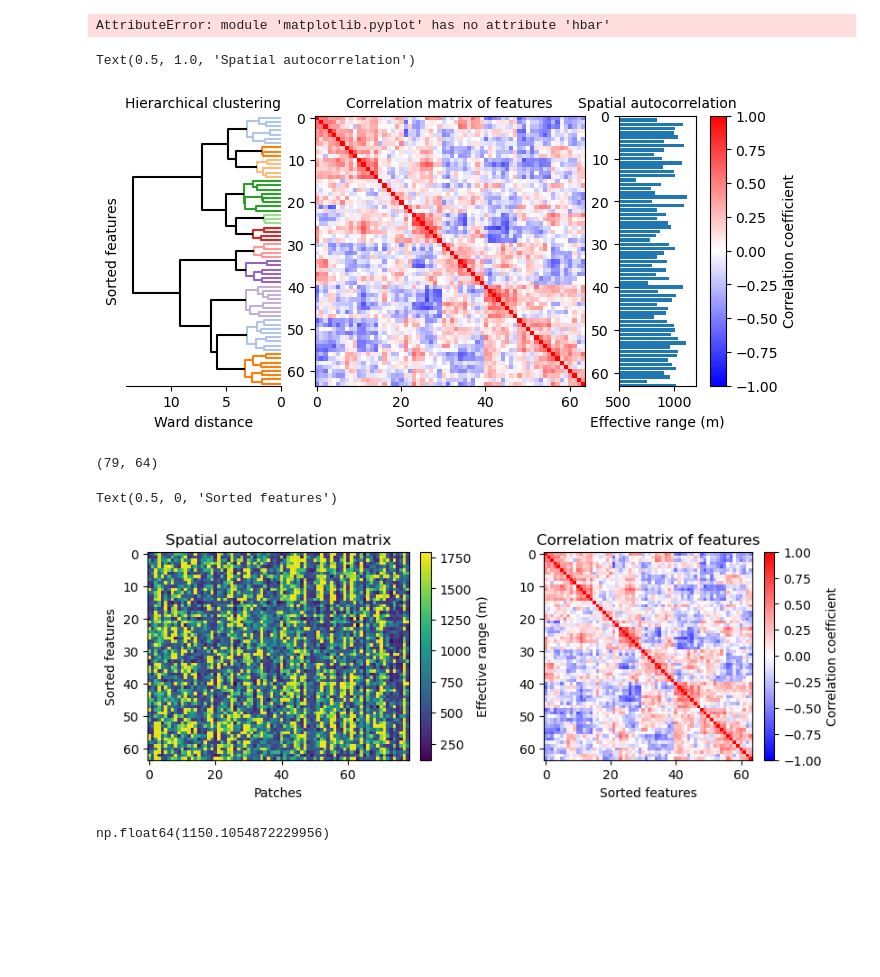
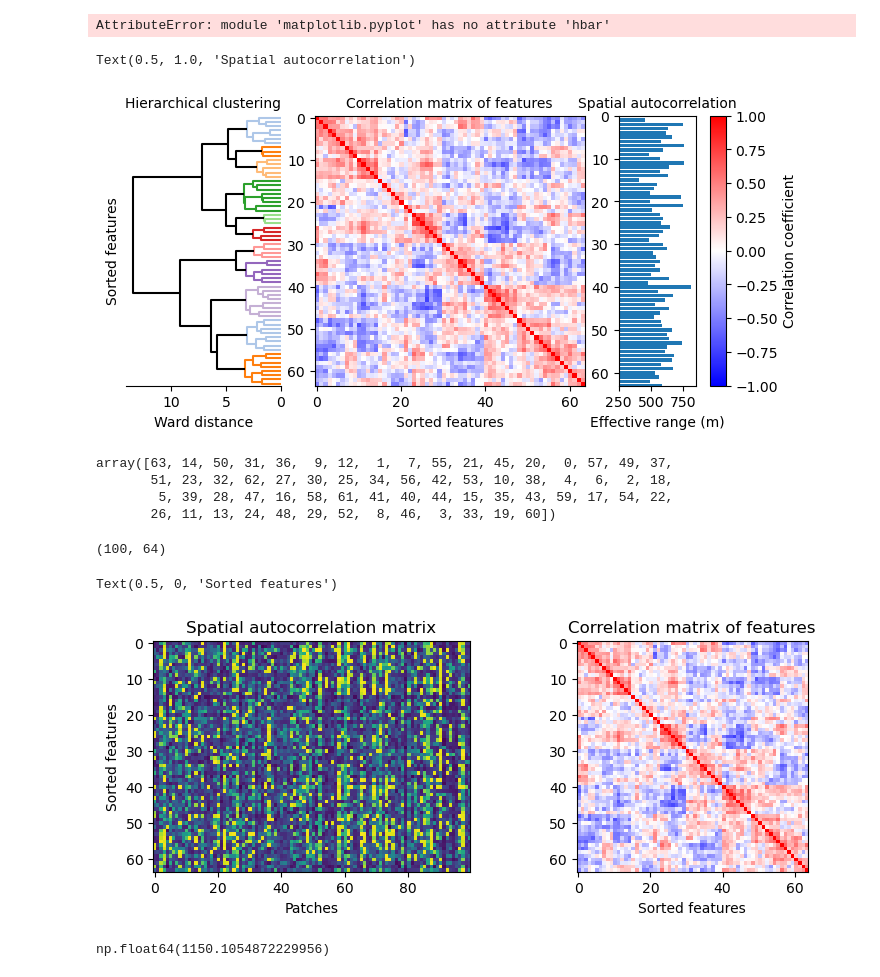
Before and after one commit to vdplasthijs/NeurEO, a Jupyter notebook: notebooks/Hypothesis free analysis.ipynb, the cells around one changed output. Saved outputs shown, nothing was run; the diff lists cells and outputs as text; code cells hidden in the pictures; blank space fills up the shorter version.

```diff
--- a/notebooks/Hypothesis free analysis.ipynb
+++ b/notebooks/Hypothesis free analysis.ipynb
@@ -247,36 +247,43 @@ cbar = plt.colorbar(mappable=ax_left[1].images[0], ax=ax_left[1], #fraction=0.04
                     label='Correlation coefficient')
 
 
-ax_left[2].barh(np.arange(len(mean_moran)), mat_effective_range_sorted.mean(axis=1))
-ax_left[2].set_xlim(500, 1200)
+ax_left[2].barh(np.arange(len(mean_moran)), np.median(mat_effective_range_sorted, axis=1))
+ax_left[2].set_xlim(250, 850)
 ax_left[2].set_ylim(0, 63)
 ax_left[2].invert_yaxis()
 ax_left[2].set_xlabel("Effective range (m)")
 ax_left[2].set_title("Spatial autocorrelation", fontsize=10)
 # %% [output]
 Text(0.5, 1.0, 'Spatial autocorrelation')
-[figure, old version]
+[figure, new version]
+# %%
+np.array(dendro['leaves'])
+# %% [output]
+array([63, 14, 50, 31, 36,  9, 12,  1,  7, 55, 21, 45, 20,  0, 57, 49, 37,
+       51, 23, 32, 62, 27, 30, 25, 34, 56, 42, 53, 10, 38,  4,  6,  2, 18,
+        5, 39, 28, 47, 16, 58, 61, 41, 40, 44, 15, 35, 43, 59, 17, 54, 22,
+       26, 11, 13, 24, 48, 29, 52,  8, 46,  3, 33, 19, 60])
 # %%
 mat_effective_range = np.load('../outputs/spatial_autocorr_pecl100-30km.npy')
 print(mat_effective_range.shape)
 mat_effective_range_sorted = mat_effective_range[:, dendro['leaves']].T
 
 fig, ax = plt.subplots(1, 2, figsize=(9, 3), gridspec_kw={'width_ratios': [1, 1], 'hspace': 0.5})
 
 im0 = ax[0].imshow(mat_effective_range_sorted, cmap='viridis', aspect='auto')
 ax[0].set_title('Spatial autocorrelation matrix')
-cbar0 = plt.colorbar(im0, ax=ax[0], fraction=0.046, pad=0.04, label='Effective range (m)')
+# cbar0 = plt.colorbar(im0, ax=ax[0], fraction=0.046, pad=0.04, label='Effective range (m)')
 ax[0].set_xlabel('Patches')
 ax[0].set_ylabel('Sorted features')
 
 im1 = ax[1].imshow(corr_mat_sorted, vmin=-1, vmax=1, cmap='bwr')
 ax[1].set_title('Correlation matrix of features')
-cbar1 = plt.colorbar(im1, ax=ax[1], fraction=0.046, pad=0.04, label='Correlation coefficient')
+# cbar1 = plt.colorbar(im1, ax=ax[1], fraction=0.046, pad=0.04, label='Correlation coefficient')
 ax[1].set_xlabel('Sorted features')
 # %% [output]
-(79, 64)
+(100, 64)
 Text(0.5, 0, 'Sorted features')
-[figure, old version]
+[figure, new version]
 # %%
 mat_effective_range_sorted.mean(axis=1).max()
 # %% [output]
```
Also changed, not shown: parts of 6 cells of this notebook, 2 other files.
